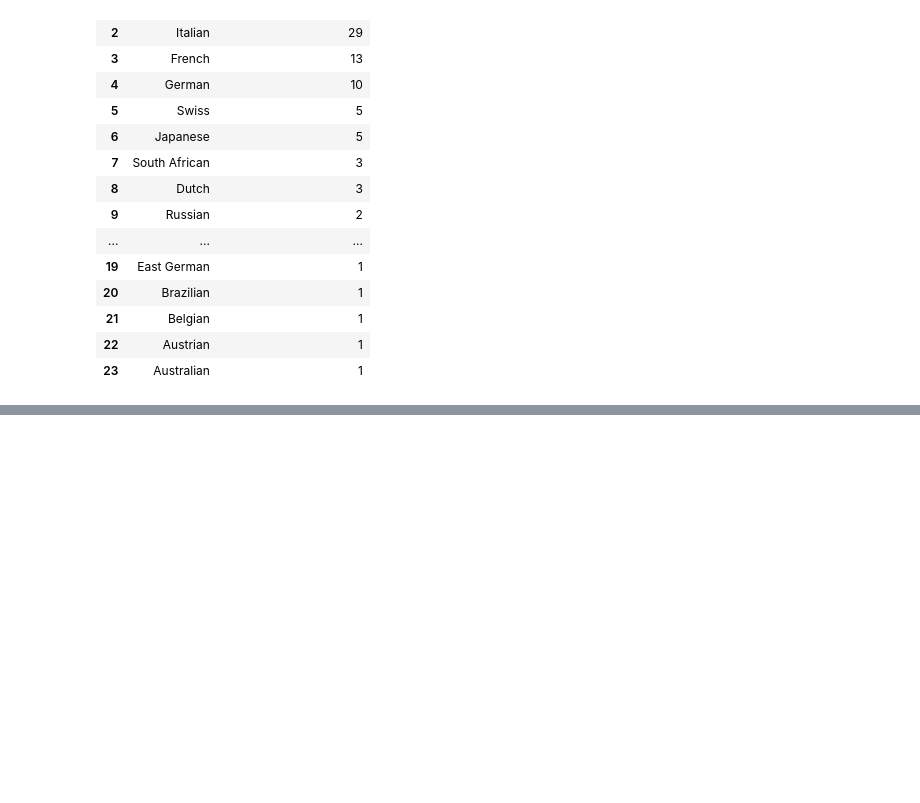
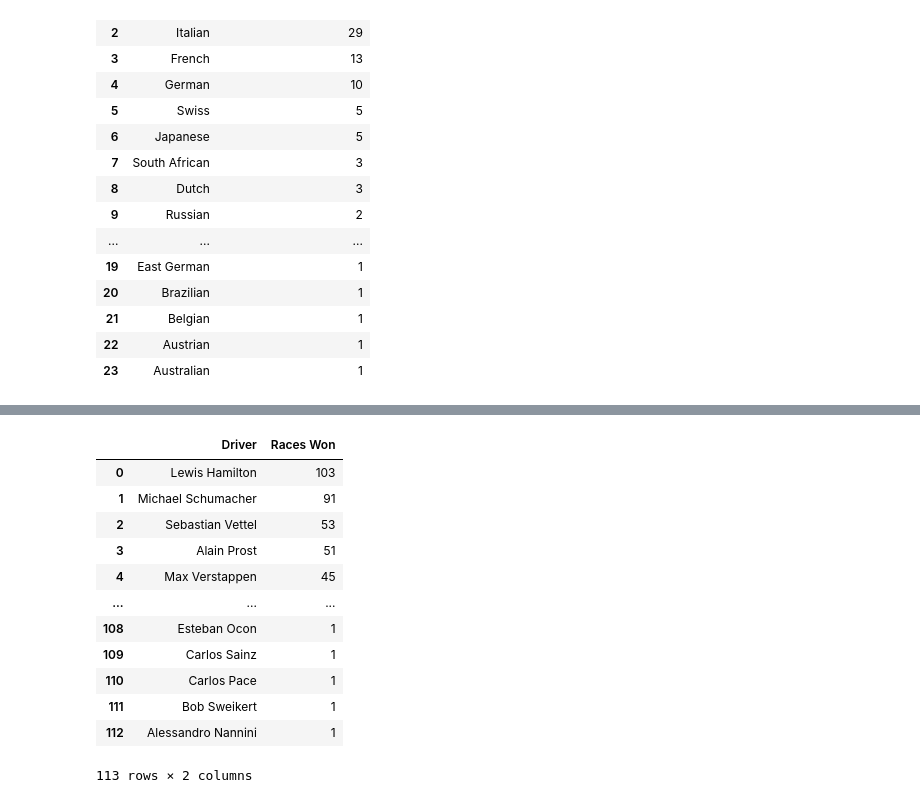
Before and after one commit to EshanKasliwal/F1-Data-Analysis-Using-SQL-And-Tableau, a Jupyter notebook: F1-EDA-Using-SQL.ipynb, the cells around one changed output, grey strips where cells are left out. Saved outputs shown, nothing was run; the diff lists cells and outputs as text; code cells hidden in the pictures; blank space fills up the shorter version.

```diff
--- a/F1-EDA-Using-SQL.ipynb
+++ b/F1-EDA-Using-SQL.ipynb
@@ -334,0 +373,23 @@ fig9.write_image('plot9.png')
+# %%
+race_won = pd.read_sql('''
+        SELECT ("forename" || " " || "surname") AS "Driver", SUM(case when position = 1 then 1 else 0 end) AS "Races Won"
+        FROM drivers d, results r
+        WHERE r.driverId = d.driverId AND position = 1
+        GROUP BY "Driver"
+        ORDER BY "Races Won" DESC;
+''', conn)
+race_won
+# %% [output]
+|  | Driver | Races Won |
+| 0 | Lewis Hamilton | 103 |
+| 1 | Michael Schumacher | 91 |
+| 2 | Sebastian Vettel | 53 |
+| 3 | Alain Prost | 51 |
+| 4 | Max Verstappen | 45 |
+| ... | ... | ... |
+| 108 | Esteban Ocon | 1 |
+| 109 | Carlos Sainz | 1 |
+| 110 | Carlos Pace | 1 |
+| 111 | Bob Sweikert | 1 |
+| 112 | Alessandro Nannini | 1 |
+113 rows × 2 columns
```
Also changed, not shown: parts of 5 cells of this notebook, 2 other files.
